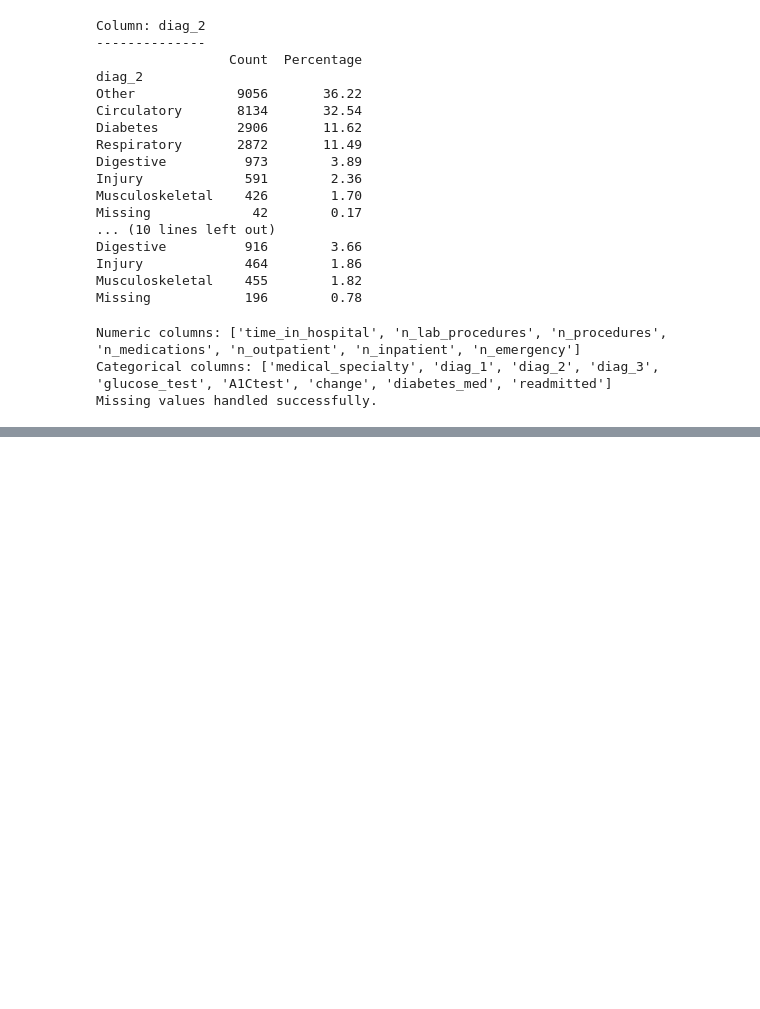
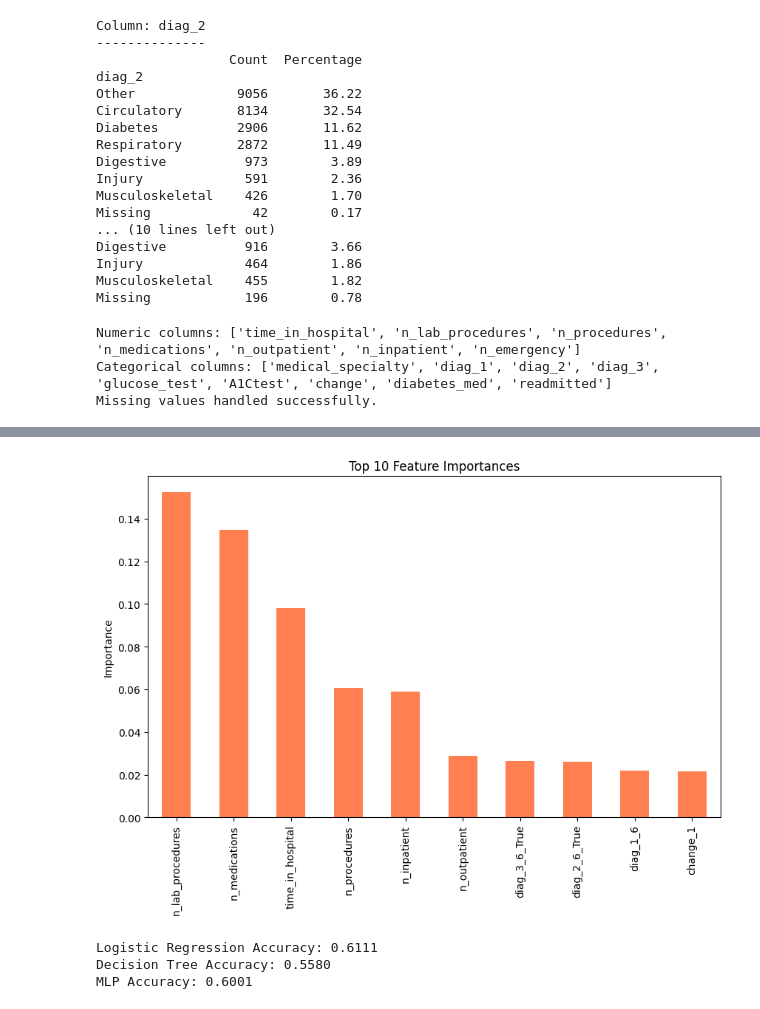
Before and after one commit to krithikadh/CTS_Hackathon, a Jupyter notebook: KJ.ipynb, the cells around one changed output, grey strips where cells are left out. Cells and saved outputs as stored; diff of their text form; code cells hidden in the pictures; blank space fills up the shorter version.

```diff
--- a/KJ.ipynb
+++ b/KJ.ipynb
@@ -168,0 +254,12 @@ df = pd.get_dummies(df, columns=['diag_2', 'diag_3'], drop_first=True)
+# %%
+from sklearn.tree import DecisionTreeClassifier
+
+dt = DecisionTreeClassifier(random_state=42, class_weight='balanced')
+dt.fit(X_train, y_train)
+y_pred_dt = dt.predict(X_test)
+# %%
+from sklearn.preprocessing import StandardScaler
+
+scaler = StandardScaler()
+X_train = scaler.fit_transform(X_train)
+X_test = scaler.transform(X_test)
@@ -168,0 +272,8 @@ df = pd.get_dummies(df, columns=['diag_2', 'diag_3'], drop_first=True)
+# %%
+mlp = MLPClassifier(hidden_layer_sizes=(64,32),
+                    max_iter=1000,
+                    learning_rate_init=0.001,
+                    early_stopping=True,
+                    random_state=42)
+mlp.fit(X_train, y_train)
+y_pred_mlp = mlp.predict(X_test)
@@ -168,0 +300,10 @@ df = pd.get_dummies(df, columns=['diag_2', 'diag_3'], drop_first=True)
+# %%
+from sklearn.ensemble import RandomForestClassifier
+
+rf = RandomForestClassifier(random_state=42)
+rf.fit(X_res, y_res)
+
+importances = rf.feature_importances_
+# Optionally select top features
+top_features = X_res.columns[importances > 0.01]  # Example threshold
+X_selected = X_res[top_features]
@@ -168,0 +347,13 @@ df = pd.get_dummies(df, columns=['diag_2', 'diag_3'], drop_first=True)
+# %%
+import pandas as pd
+
+X_train_df = pd.DataFrame(X_train, columns=X_res.columns)  # X_res.columns = original feature names
+importances = pd.Series(rf.feature_importances_, index=X_train_df.columns)
+top_features = importances.sort_values(ascending=False).head(10)
+
+top_features.plot(kind='bar', figsize=(10,6), color='coral')
+plt.title('Top 10 Feature Importances')
+plt.ylabel('Importance')
+plt.show()
+# %% [output]
+[figure, added]
@@ -168,0 +362,17 @@ df = pd.get_dummies(df, columns=['diag_2', 'diag_3'], drop_first=True)
+# %%
+# Predictions from your trained models
+# y_pred_lr → Logistic Regression
+# y_pred_dt → Decision Tree
+# y_pred_mlp → MLP
+
+accuracy_lr = accuracy_score(y_test, y_pred_lr)
+accuracy_dt = accuracy_score(y_test, y_pred_dt)
+accuracy_mlp = accuracy_score(y_test, y_pred_mlp)
+
+print(f"Logistic Regression Accuracy: {accuracy_lr:.4f}")
+print(f"Decision Tree Accuracy: {accuracy_dt:.4f}")
+print(f"MLP Accuracy: {accuracy_mlp:.4f}")
+# %% [output]
+Logistic Regression Accuracy: 0.6111
+Decision Tree Accuracy: 0.5580
+MLP Accuracy: 0.6001
```
Also changed, not shown: parts of 34 cells of this notebook, 30 other files.
